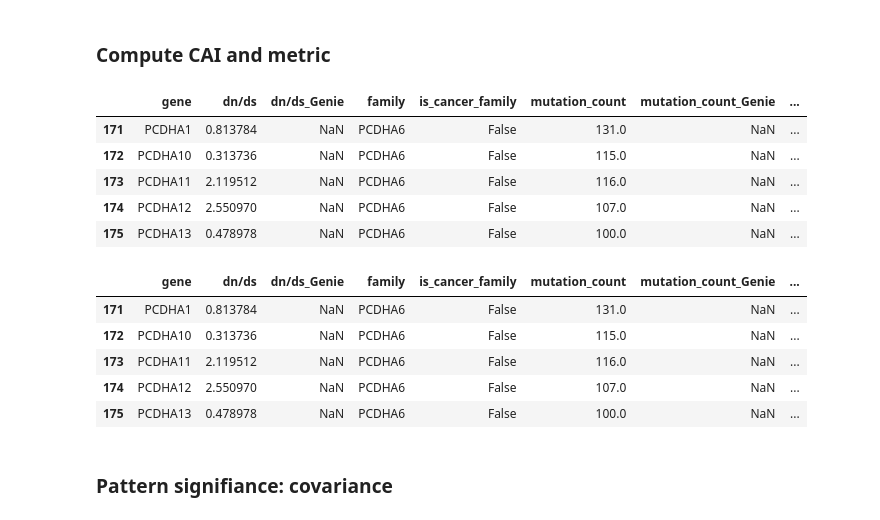
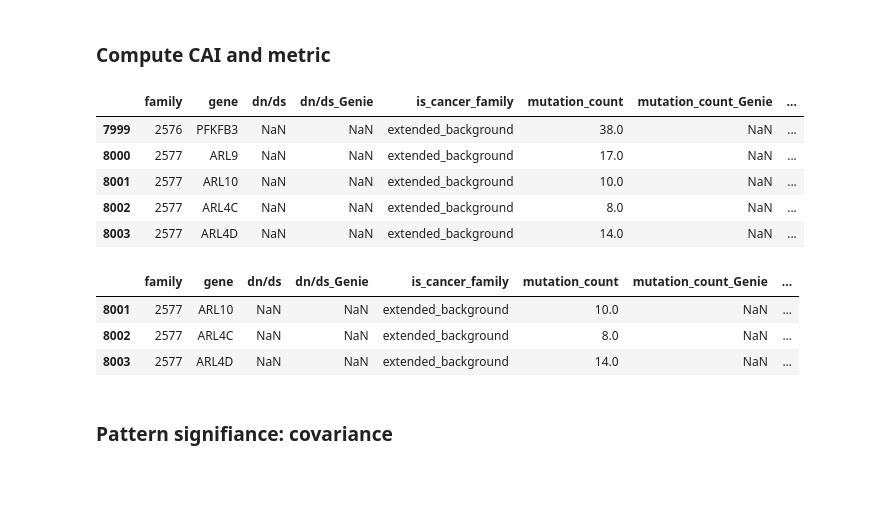
Before and after one commit to webermarcolivier/codon_usage_oncogenes, a Jupyter notebook: src/KRAS_codon_usage_published.ipynb, the cells around one changed output. Cells and saved outputs as stored; diff of their text form; code cells hidden in the pictures; blank space fills up the shorter version.

Commit message:
included extended background families

```diff
--- a/src/KRAS_codon_usage_published.ipynb
+++ b/src/KRAS_codon_usage_published.ipynb
@@ -4068,26 +4038,24 @@ For now we use the set of reference sequences retrieved from Ensembl above, for
 ### Compute CAI and metric
 # %%
 familyCAIPCADf = pcaGeneBasedFamilyDf
-familyCAIPCADf.head()
+familyCAIPCADf.tail()
 # %% [output]
-|  | gene | dn/ds | dn/ds_Genie | family | is_cancer_family | mutation_count | mutation_count_Genie | ... |
-| 171 | PCDHA1 | 0.813784 | NaN | PCDHA6 | False | 131.0 | NaN | ... |
-| 172 | PCDHA10 | 0.313736 | NaN | PCDHA6 | False | 115.0 | NaN | ... |
-| 173 | PCDHA11 | 2.119512 | NaN | PCDHA6 | False | 116.0 | NaN | ... |
-| 174 | PCDHA12 | 2.550970 | NaN | PCDHA6 | False | 107.0 | NaN | ... |
-| 175 | PCDHA13 | 0.478978 | NaN | PCDHA6 | False | 100.0 | NaN | ... |
+|  | family | gene | dn/ds | dn/ds_Genie | is_cancer_family | mutation_count | mutation_count_Genie | ... |
+| 7999 | 2576 | PFKFB3 | NaN | NaN | extended_background | 38.0 | NaN | ... |
+| 8000 | 2577 | ARL9 | NaN | NaN | extended_background | 17.0 | NaN | ... |
+| 8001 | 2577 | ARL10 | NaN | NaN | extended_background | 10.0 | NaN | ... |
+| 8002 | 2577 | ARL4C | NaN | NaN | extended_background | 8.0 | NaN | ... |
+| 8003 | 2577 | ARL4D | NaN | NaN | extended_background | 14.0 | NaN | ... |
 # %%
 familyCAIPCADf.to_csv(outputPath / 'familyCAIPCADf.csv')
 # %%
 familyCAIPCADf = pd.read_csv(outputPath / 'familyCAIPCADf.csv', index_col=0)
-familyCAIPCADf.head()
+familyCAIPCADf.tail(3)
 # %% [output]
-|  | gene | dn/ds | dn/ds_Genie | family | is_cancer_family | mutation_count | mutation_count_Genie | ... |
-| 171 | PCDHA1 | 0.813784 | NaN | PCDHA6 | False | 131.0 | NaN | ... |
-| 172 | PCDHA10 | 0.313736 | NaN | PCDHA6 | False | 115.0 | NaN | ... |
-| 173 | PCDHA11 | 2.119512 | NaN | PCDHA6 | False | 116.0 | NaN | ... |
-| 174 | PCDHA12 | 2.550970 | NaN | PCDHA6 | False | 107.0 | NaN | ... |
-| 175 | PCDHA13 | 0.478978 | NaN | PCDHA6 | False | 100.0 | NaN | ... |
+|  | family | gene | dn/ds | dn/ds_Genie | is_cancer_family | mutation_count | mutation_count_Genie | ... |
+| 8001 | 2577 | ARL10 | NaN | NaN | extended_background | 10.0 | NaN | ... |
+| 8002 | 2577 | ARL4C | NaN | NaN | extended_background | 8.0 | NaN | ... |
+| 8003 | 2577 | ARL4D | NaN | NaN | extended_background | 14.0 | NaN | ... |
 # %% [markdown]
 ### Pattern signifiance: covariance
 # %% [markdown]
```
Also changed, not shown: parts of 47 cells of this notebook.
